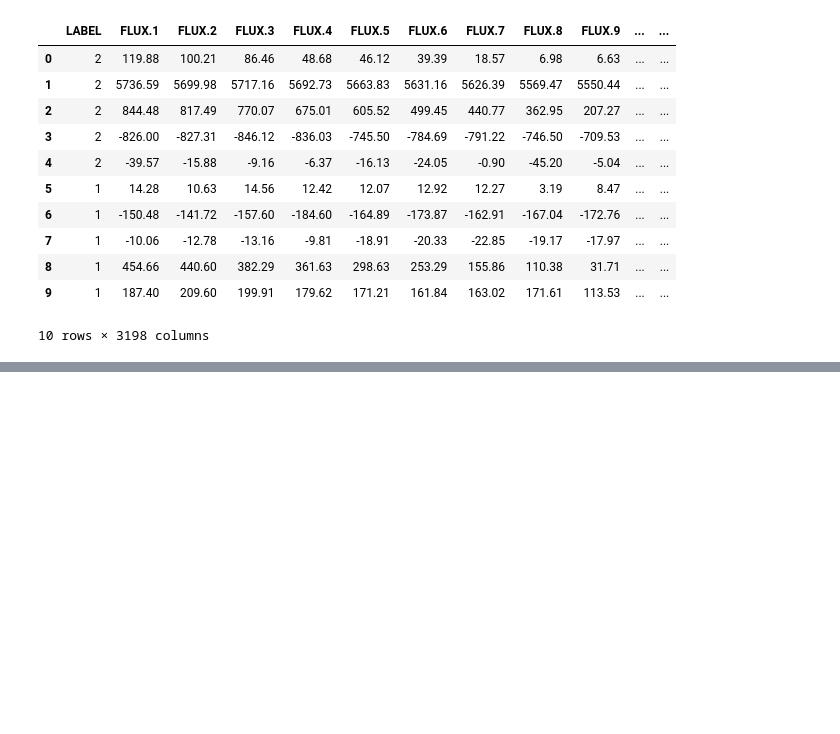
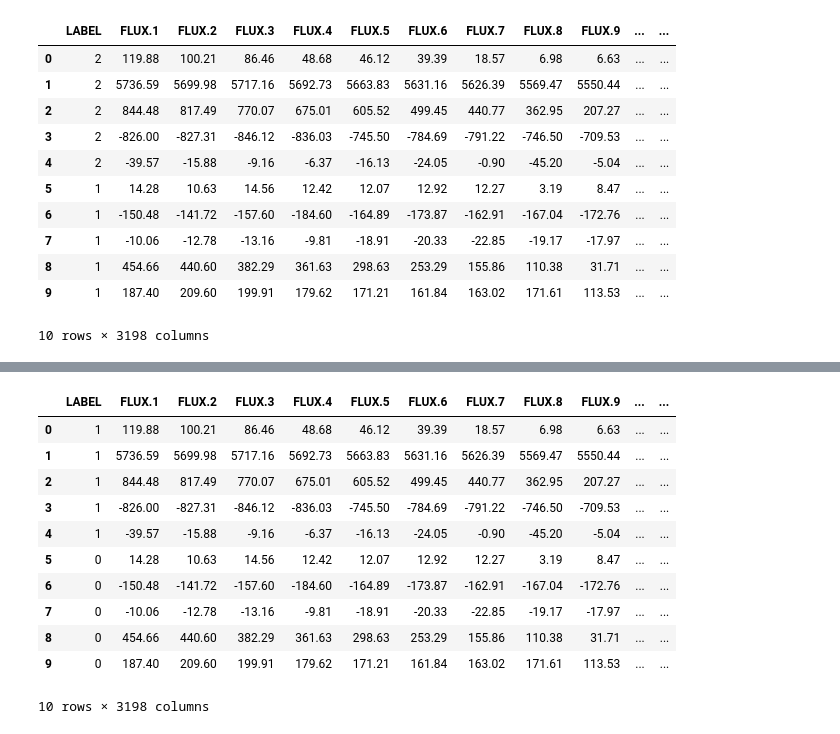
Before and after one commit to AnnaMariaLedwon/Exoplanet, a Jupyter notebook: Exoplanet Hunting Project.ipynb, the cells around one changed output, grey strips where cells are left out. Drawn from its saved outputs; the diff is of its cells as text; code cells hidden in the pictures; blank space fills up the shorter version.

```diff
--- a/Exoplanet Hunting Project.ipynb
+++ b/Exoplanet Hunting Project.ipynb
@@ -57,0 +72,15 @@ exo
+# %%
+exo_test.head(10)
+# %% [output]
+|  | LABEL | FLUX.1 | FLUX.2 | FLUX.3 | FLUX.4 | FLUX.5 | FLUX.6 | FLUX.7 | FLUX.8 | FLUX.9 | ... | ... |
+| 0 | 1 | 119.88 | 100.21 | 86.46 | 48.68 | 46.12 | 39.39 | 18.57 | 6.98 | 6.63 | ... | ... |
+| 1 | 1 | 5736.59 | 5699.98 | 5717.16 | 5692.73 | 5663.83 | 5631.16 | 5626.39 | 5569.47 | 5550.44 | ... | ... |
+| 2 | 1 | 844.48 | 817.49 | 770.07 | 675.01 | 605.52 | 499.45 | 440.77 | 362.95 | 207.27 | ... | ... |
+| 3 | 1 | -826.00 | -827.31 | -846.12 | -836.03 | -745.50 | -784.69 | -791.22 | -746.50 | -709.53 | ... | ... |
+| 4 | 1 | -39.57 | -15.88 | -9.16 | -6.37 | -16.13 | -24.05 | -0.90 | -45.20 | -5.04 | ... | ... |
+| 5 | 0 | 14.28 | 10.63 | 14.56 | 12.42 | 12.07 | 12.92 | 12.27 | 3.19 | 8.47 | ... | ... |
+| 6 | 0 | -150.48 | -141.72 | -157.60 | -184.60 | -164.89 | -173.87 | -162.91 | -167.04 | -172.76 | ... | ... |
+| 7 | 0 | -10.06 | -12.78 | -13.16 | -9.81 | -18.91 | -20.33 | -22.85 | -19.17 | -17.97 | ... | ... |
+| 8 | 0 | 454.66 | 440.60 | 382.29 | 361.63 | 298.63 | 253.29 | 155.86 | 110.38 | 31.71 | ... | ... |
+| 9 | 0 | 187.40 | 209.60 | 199.91 | 179.62 | 171.21 | 161.84 | 163.02 | 171.61 | 113.53 | ... | ... |
+10 rows × 3198 columns
```
Also changed, not shown: parts of 7 cells of this notebook.
